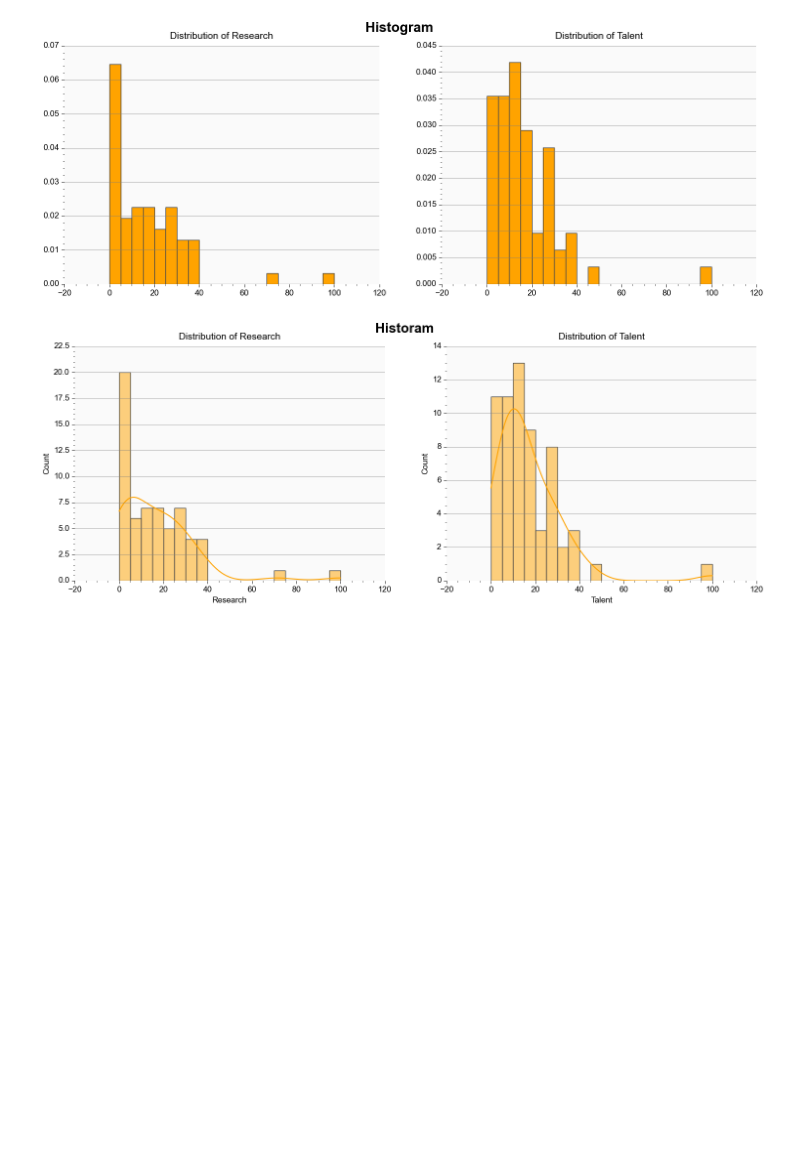
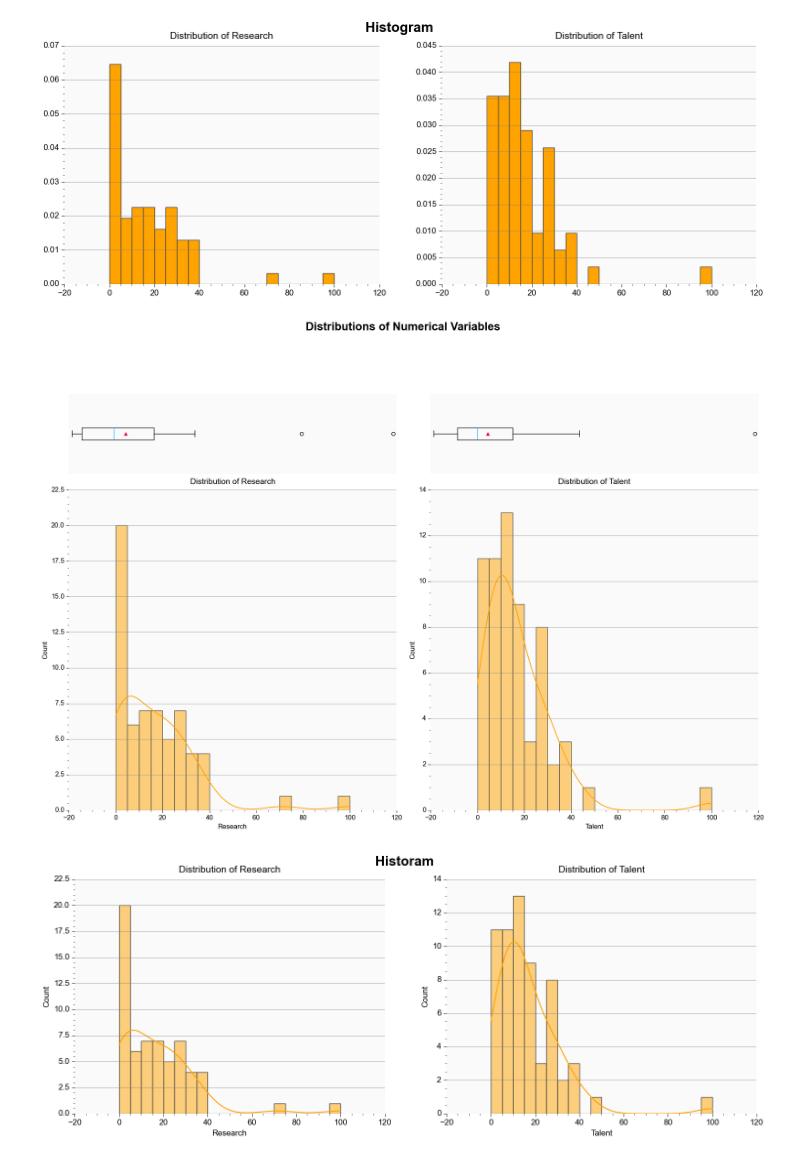
Before and after one commit to Harmain-Ali/Complete-EDA-Guide, a Jupyter notebook: Cheatsheats-Notebooks/Plots-Types-Uses-Syntax.ipynb, the cells around one changed output. Saved outputs shown, nothing was run; the diff lists cells and outputs as text; code cells hidden in the pictures; blank space fills up the shorter version.

```diff
--- a/Cheatsheats-Notebooks/Plots-Types-Uses-Syntax.ipynb
+++ b/Cheatsheats-Notebooks/Plots-Types-Uses-Syntax.ipynb
@@ -422,6 +422,35 @@ for col, ax in zip(columns, axes.flatten()):
 plt.show()
 # %% [output]
 [figure]
+# %%
+# Assume df is your DataFrame, and numerical_columns is a list of numerical column names
+fig, axes = plt.subplots(nrows=1, ncols=2)
+plt.suptitle('Distributions of Numerical Variables', y=1.05)
+
+columns = ['Research','Talent']
+
+# Loop through each column and create subplots
+for col, ax in zip(columns, axes.flatten()):
+    # Create a new inset axes for the box plot
+    ax_hist = ax  # Main axes for histogram
+    ax_box = ax.inset_axes([0, 1.05, 1, 0.25])  # Inset for the box plot, positioned above the histogram
+
+    # Plot histogram with KDE
+    sns.histplot(data=df, x=col, bins=20, kde=True, ax=ax_hist)
+    ax_hist.set_title(f'Distribution of {col}')
+
+    # Plot box plot on top of the histogram
+    ax_box.boxplot(df[col], vert=False, showmeans=True)
+    ax_box.set_xticks([])  # Remove x-ticks for the box plot to avoid clutter
+    ax_box.set_yticks([])  # Remove y-ticks as well
+
+    # Adjust spacing for a cleaner layout
+    plt.subplots_adjust(hspace=0.5)
+
+plt.tight_layout()
+plt.show()
+# %% [output]
+[figure, added]
 # %%
 # HISTOGRAM SYNTAX IN SEABORN
 fig, axes = plt.subplots(nrows=1, ncols=2, figsize=fig_size)
```
Also changed, not shown: 10 other files.
